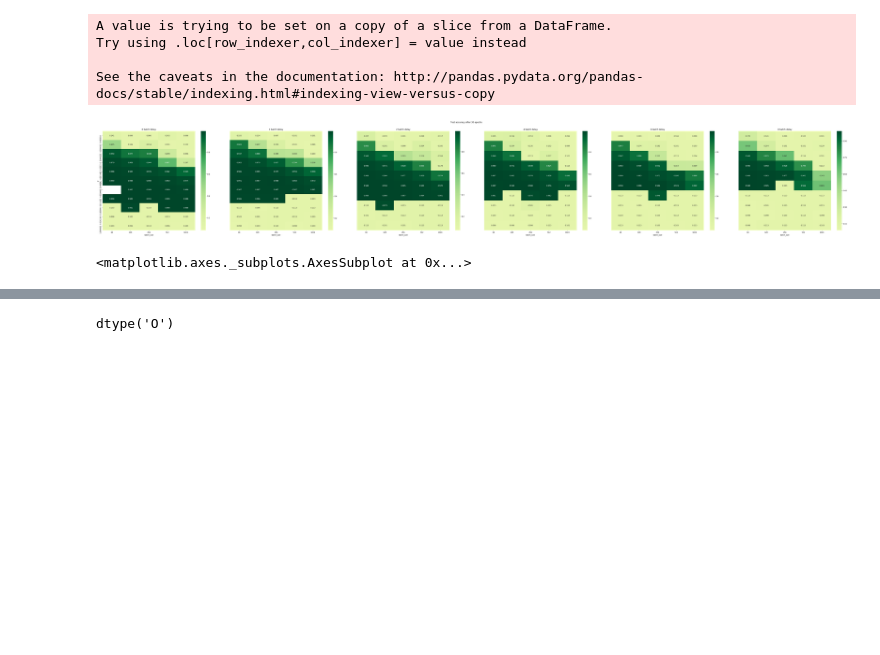
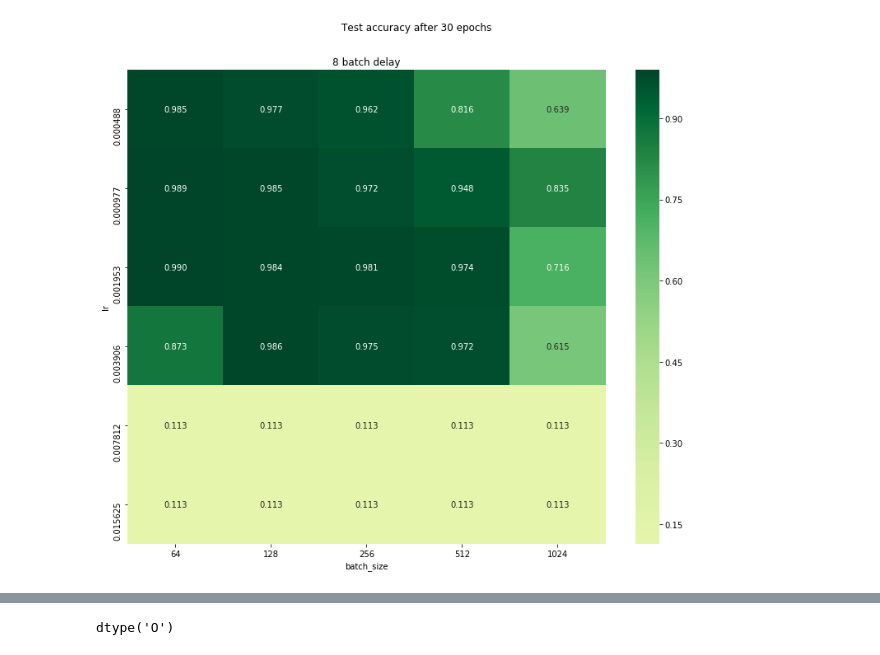
Before and after one commit to ajayjain/outofsync-optim, a Jupyter notebook: Generate plots from runs.ipynb, the cells around one changed output, grey strips where cells are left out. Cells and saved outputs as stored; diff of their text form; code cells hidden in the pictures; blank space fills up the shorter version.

```diff
--- a/Generate plots from runs.ipynb
+++ b/Generate plots from runs.ipynb
@@ -29,10 +29,14 @@ for run_name in sorted(os.listdir(runs_dir)):
     if batch_size > 1024:
         continue
 
-    if lr > 1:
+    # discard learning rates that are not powers of 2
+    if lr > 1 or not np.log2(lr).is_integer():
         continue
 
+    # discard delays except 8
     delay = int(delay)
+    if delay != 8:
+        continue
 
     test_accs = []
 
@@ -66,6 +70,8 @@ def discrete_cmap(N, base_cmap=None, b=10):
 # %%
 num_plots = len(runs_df.delay.unique())
 fig, ax = plt.subplots(figsize=(num_plots * 13, 10), ncols=num_plots, nrows=1)
+if not isinstance(ax, list):
+    ax = [ax]
 plt.suptitle("Test accuracy after 30 epochs")
 
 left   =  0.125  # the left side of the subplots of the figure
@@ -74,39 +80,33 @@ bottom =  0.1    # the bottom of the subplots of the figure
 top    =  0.9    # the top of the subplots of the figure
 wspace =  0.1    # the amount of width reserved for blank space between subplots
 hspace =  1.1    # the amount of height reserved for white space between subplots
 
 # This function actually adjusts the sub plots using the above paramters
 plt.subplots_adjust(
     left    =  left,
     bottom  =  bottom,
     right   =  right,
     top     =  top,
     wspace  =  wspace,
     hspace  =  hspace
 )
 
 for (idx, delay) in enumerate(runs_df.delay.unique()):
     selected_df = runs_df[runs_df["delay"] == delay]
     selected_df["lr"] = selected_df["lr"].map(lambda lr: "{:.6f}".format(lr))
 
     pivoted = selected_df.pivot(index="lr", columns="batch_size", values="last_test_acc")
 
     ax[idx].set_title("{} batch delay".format(delay))
     sns.heatmap(pivoted, annot=True, cmap=discrete_cmap(999, "YlGn", 5), fmt=".3f", ax=ax[idx])
     if idx != 0:
         ax[idx].get_yaxis().set_visible(False)
 
 # ax.yaxis.set_major_formatter(StrMethodFormatter("{x:.6e}"))
 # ax.yaxis.set_major_formatter(StrMethodFormatter("{x:.6e}"))
 # ax.xaxis.set_major_formatter(FuncFormatter(lambda y, _: print(y, _)))
 # ax.yaxis.set_major_formatter(StrMethodFormatter("{x:.6e}"))
+
+plt.savefig("runs_heatmap.eps")
 # %% [output]
-A value is trying to be set on a copy of a slice from a DataFrame.
-Try using .loc[row_indexer,col_indexer] = value instead
-
-See the caveats in the documentation: http://pandas.pydata.org/pandas-docs/stable/indexing.html#indexing-view-versus-copy
-[figure, old version]
+[figure, new version]
-# %%
-ax
-# %% [output]
-<matplotlib.axes._subplots.AxesSubplot at 0x...>
```
Also changed, not shown: parts of 1 cell of this notebook, 8 other files.
